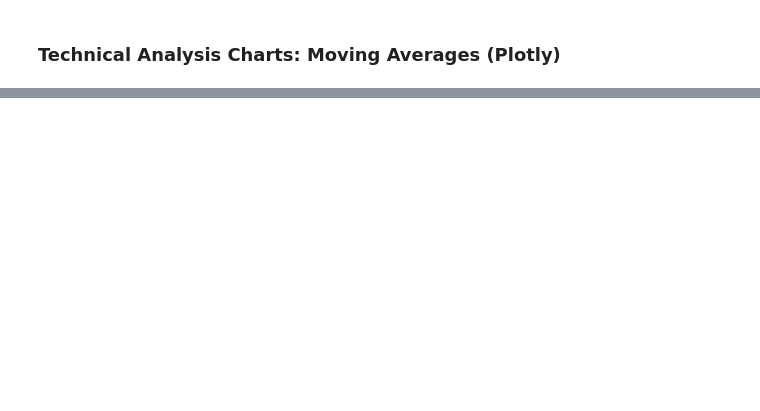
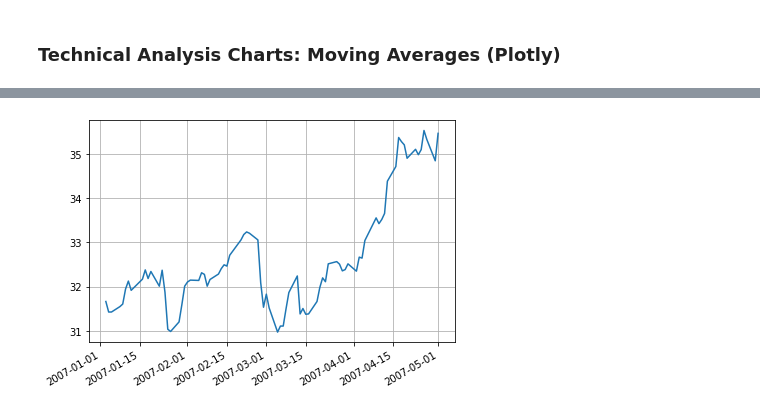
Before and after one commit to mxagar/finance_accounting_courses, a Jupyter notebook: python_finance/00_BasicDataSourcePlotting.ipynb, the cells around one changed output, grey strips where cells are left out. Drawn from its saved outputs; the diff is of its cells as text; code cells hidden in the pictures; blank space fills up the shorter version.

```diff
--- a/python_finance/00_BasicDataSourcePlotting.ipynb
+++ b/python_finance/00_BasicDataSourcePlotting.ipynb
@@ -292,0 +338,20 @@ BAC['Close'].loc['2015-01-01':'2016-01-01'].ta_plot(study='boll')
+# %%
+mcdon = pd.read_csv('data/mcdonalds.csv',index_col='Date',parse_dates=True)
+# %%
+idx = mcdon.loc['2007-01-01':'2007-05-01'].index
+# %%
+stock = mcdon.loc['2007-01-01':'2007-05-01']['Adj. Close']
+# %%
+# OPTION 1: autofmt_xdate
+fig,ax = plt.subplots()
+# we use plot_date: we specify matplotlib we're dealing with dates
+ax.plot_date(idx,stock,'-')
+# grid-lines
+ax.yaxis.grid(True)
+ax.xaxis.grid(True)
+# autoformat x axis for date data
+fig.autofmt_xdate()
+# tight layout does not always work
+plt.tight_layout()
+# %% [output]
+[figure, added]
```
Also changed, not shown: parts of 16 cells of this notebook, 3 other files.
